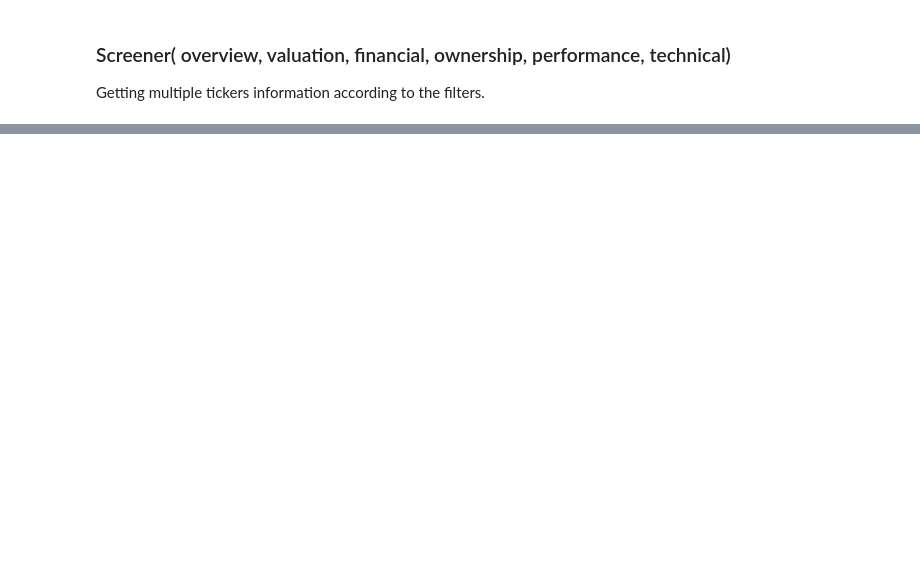
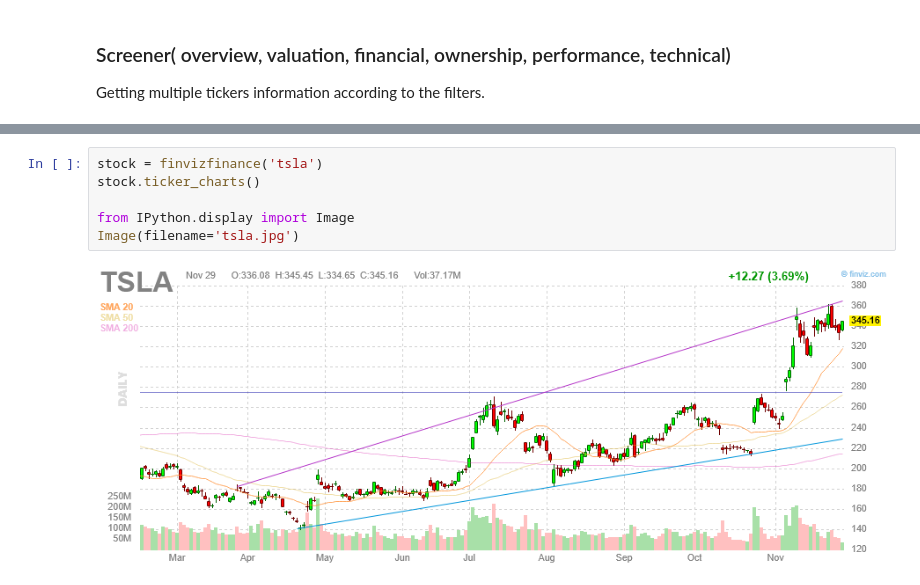
Before and after one commit to jhersoncueva/FIN_ECO, a Jupyter notebook: scrapping/Stock Data Yahoo/yahoo_spy.ipynb, the cells around one changed output, grey strips where cells are left out. Saved outputs shown, nothing was run; the diff lists cells and outputs as text; blank space fills up the shorter version.

```diff
--- a/scrapping/Stock Data Yahoo/yahoo_spy.ipynb
+++ b/scrapping/Stock Data Yahoo/yahoo_spy.ipynb
@@ -319,0 +696,8 @@ df.head(5)
+# %%
+stock = finvizfinance('tsla')
+stock.ticker_charts()
+
+from IPython.display import Image
+Image(filename='tsla.jpg')
+# %% [output]
+[figure, added]
```
Also changed, not shown: parts of 20 cells of this notebook, 11 other files.
